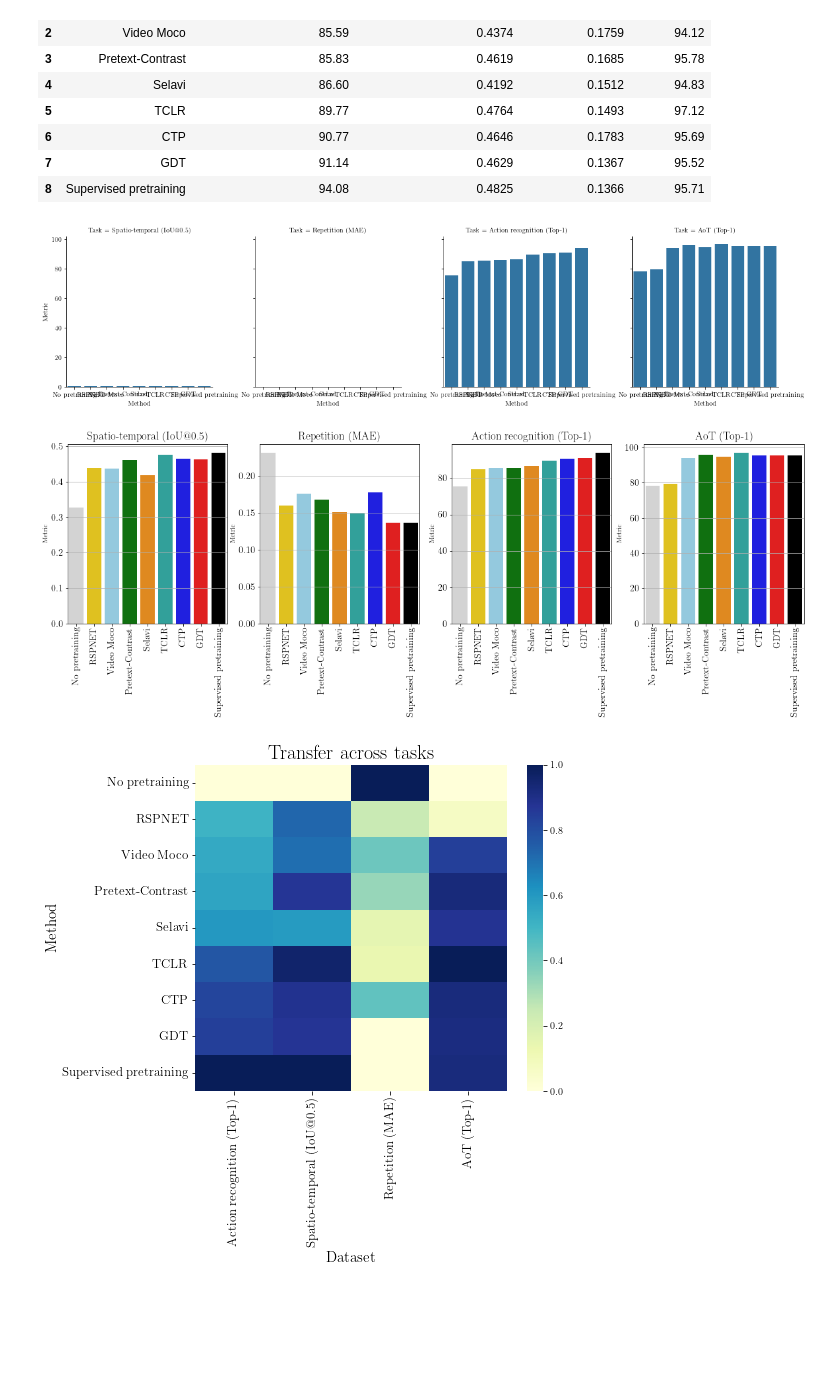
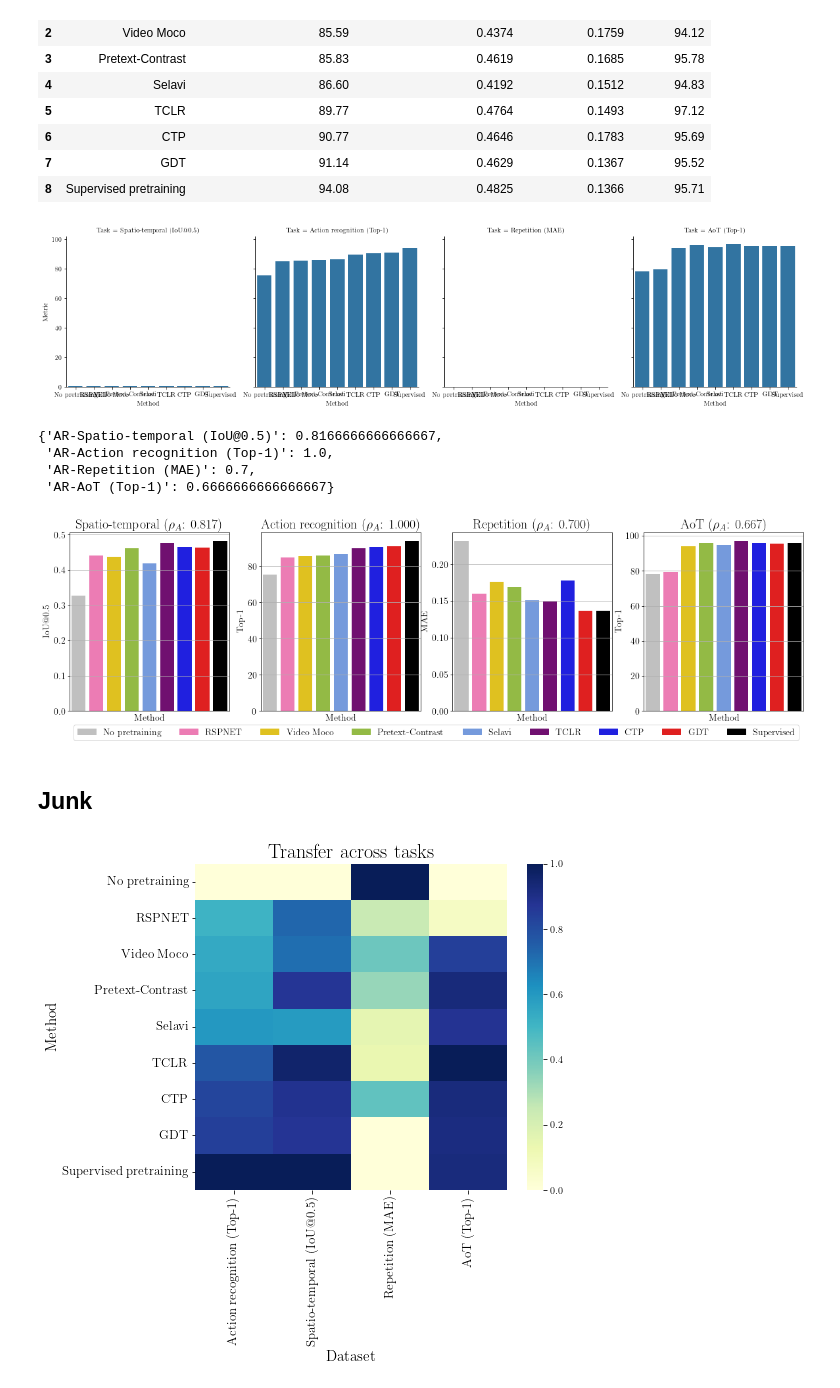
Before and after one commit to bpiyush/ViDA-SSL, a Jupyter notebook: misc/plotting/task_shift.ipynb, the cells around one changed output. Saved outputs shown, nothing was run; the diff lists cells and outputs as text; code cells hidden in the pictures; blank space fills up the shorter version.

```diff
--- a/misc/plotting/task_shift.ipynb
+++ b/misc/plotting/task_shift.ipynb
@@ -30,6 +38,8 @@ df
 | 6 | CTP | 90.77 | 0.4646 | 0.1783 | 95.69 |
 | 7 | GDT | 91.14 | 0.4629 | 0.1367 | 95.52 |
 | 8 | Supervised pretraining | 94.08 | 0.4825 | 0.1366 | 95.71 |
+# %%
+df.loc[8, "Method"] = "Supervised"
 # %%
 methods = df["Method"].values
 tasks = set(df.columns) - {"Method"}
@@ -45,30 +55,66 @@ g = sns.FacetGrid(flat_df, col="Task", height=4)
 g.map(sns.barplot, "Method", "Metric", order=methods)
 plt.show()
 # %% [output]
-[figure, old version]
+[figure, new version]
+# %%
+rank_df = df.copy()
+for t in tasks:
+    if "MAE" not in t:
+        rank_df[t] = df[t].argsort()
+    else:
+        rank_df[t] = (-1 * df[t]).argsort()
+# %%
+rank_corr = dict()
+
+for t in tasks:
+    rank_corr[f"AR-{t}"] = stats.spearmanr(rank_df["Action recognition (Top-1)"], rank_df[t]).correlation
+# %%
+rank_corr
+# %% [output]
+{'AR-Spatio-temporal (IoU@0.5)': 0.8166666666666667,
+ 'AR-Action recognition (Top-1)': 1.0,
+ 'AR-Repetition (MAE)': 0.7,
+ 'AR-AoT (Top-1)': 0.6666666666666667}
 # %%
+titlesize = 20
+labelsize = 18
+
 fig, axes = plt.subplots(1, len(tasks), figsize=(20, 5))
 
 for i, t in enumerate(tasks):
     ax = axes[i]
-    ax.set_title(t, fontsize=17)
+    corr = rank_corr[f'AR-{t}']
+
+    title, metric = t.split(" (")
+    metric = metric.split(")")[0]
+    ax.set_title(title + r" ($ \rho_{A} $" + f": {corr:.3f})", fontsize=titlesize)
     ax.grid()
 
     subdf = flat_df[flat_df["Task"] == t]
-    sns.barplot(data=subdf, x="Method", y="Metric", ax=ax, palette=["lightgray", "gold", "skyblue", "green", "darkorange", "lightseagreen", "blue", "red", "black"])
+    label = None
+    sns.barplot(data=subdf, x="Method", y="Metric", ax=ax, palette=colors_v1, label=label)
 
+    ax.set_ylabel(metric)
     ax.tick_params(axis='x', rotation=90, labelsize=14)
     ax.tick_params(axis='y', labelsize=14)
 
-    # labels = [x.get_text() for x in ax.get_xticklabels()]
-    # ax.legend(labels)
-    # ax.set_xticks([])
-    ax.set_xlabel("")
+    if i == len(tasks) - 1:
+        labels = [x.get_text() for x in ax.get_xticklabels()]
+        colors = [x.get_facecolor() for x in ax.get_children() if isinstance(x, plt.Rectangle)]
+        patches = [mpatches.Patch(color=colors[i], label=labels[i]) for i in range(len(labels))]
+        ax.legend(handles=patches, ncol=len(patches), bbox_to_anchor=(1.0,-0.05), fontsize=14)
+
+    # ax.legend(loc="upper right")
+    ax.set_xticks([])
+    ax.set_xlabel(ax.get_xlabel(), fontsize=14)
+    ax.set_ylabel(ax.get_ylabel(), fontsize=14)
 
 plt.savefig("../../results/plots/task-shift-1.pdf", bbox_inches="tight")
 plt.show()
 # %% [output]
-[figure, old version]
+[figure, new version]
+# %% [markdown]
+## Junk
 # %%
 def heatmap(
         df,
```
Also changed, not shown: parts of 3 cells of this notebook, 17 other files.
